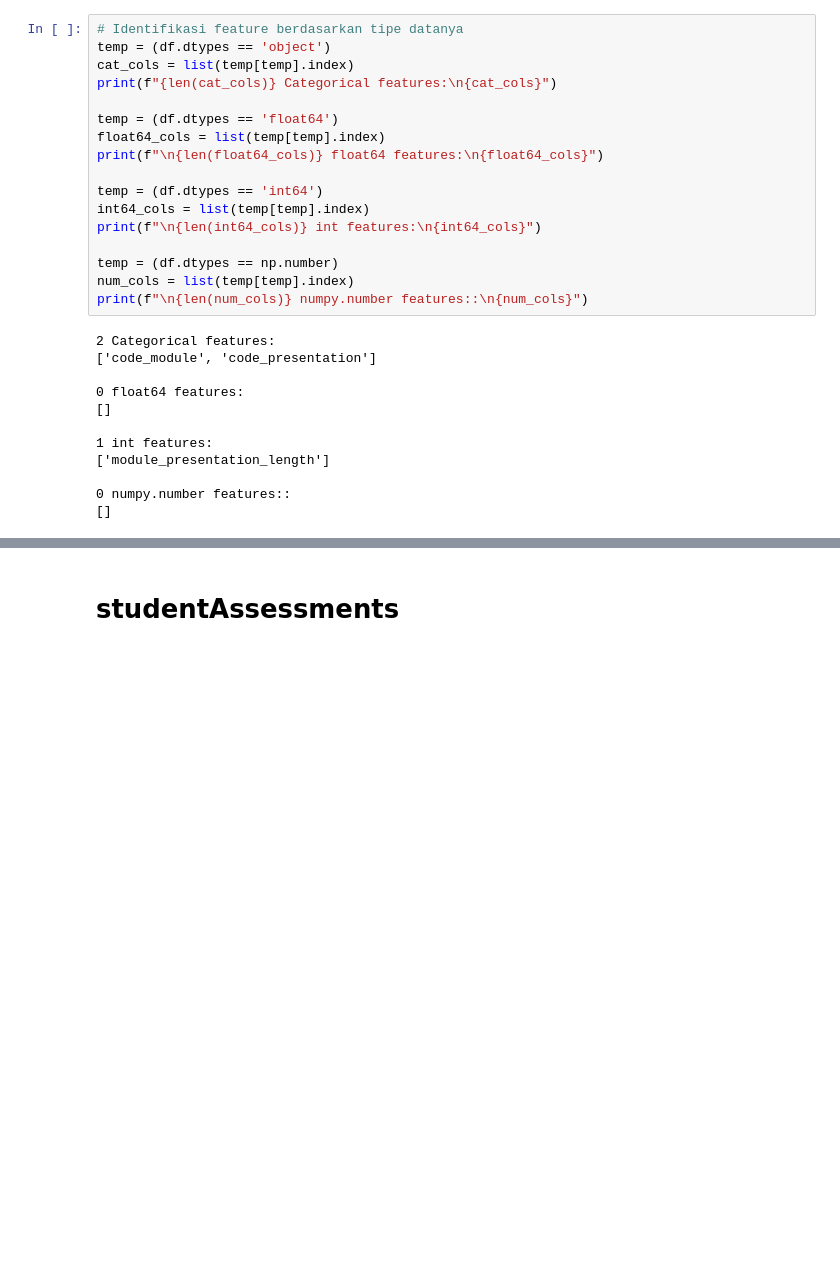
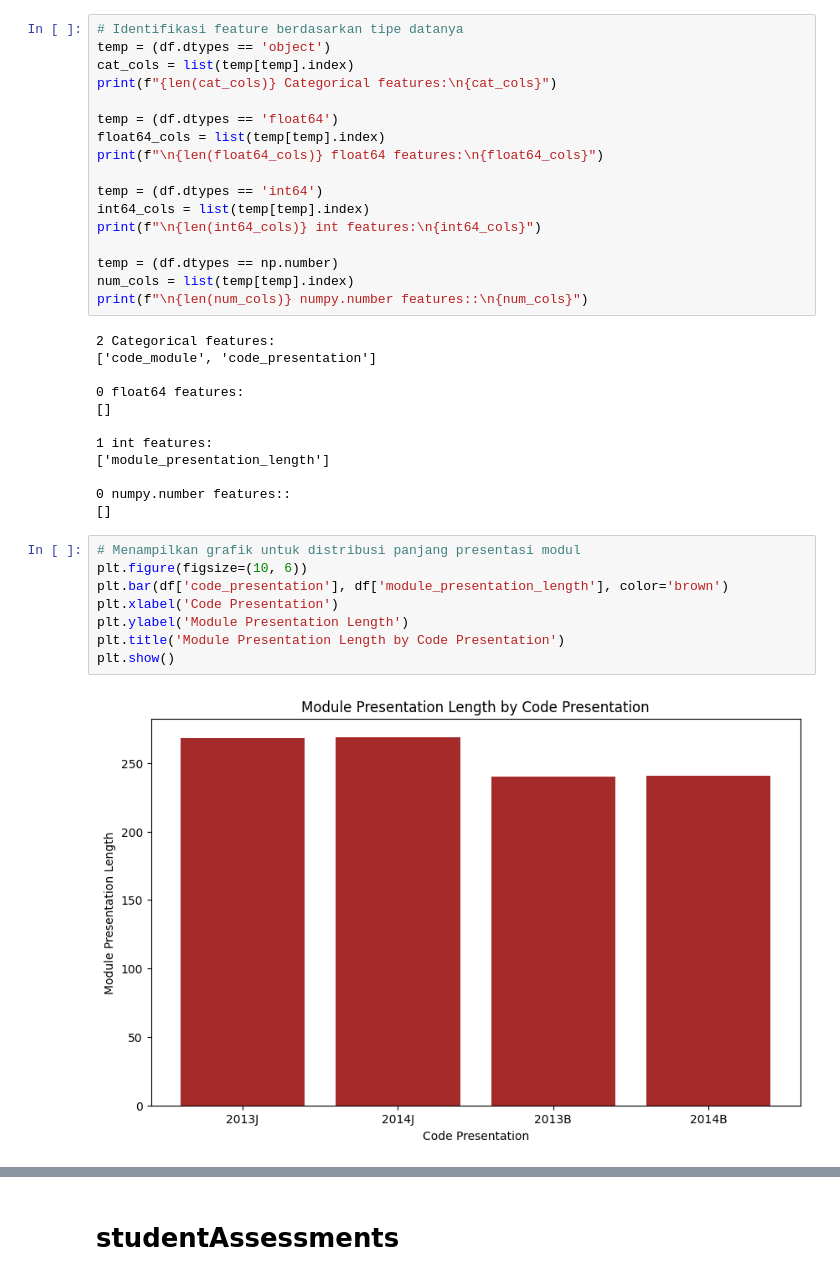
Before and after one commit to muchamadthaqifullah/Tugas1-AnalisisBigData-D, a Jupyter notebook: Tugas_Oulad_ABD_D.ipynb, the cells around one changed output, grey strips where cells are left out. Drawn from its saved outputs; the diff is of its cells as text; blank space fills up the shorter version.

```diff
--- a/Tugas_Oulad_ABD_D.ipynb
+++ b/Tugas_Oulad_ABD_D.ipynb
@@ -188,3 +208,13 @@ print(f"\n{len(num_cols)} numpy.number features::\n{num_cols}")
 
 0 numpy.number features::
 []
+# %%
+# Menampilkan grafik untuk distribusi panjang presentasi modul
+plt.figure(figsize=(10, 6))
+plt.bar(df['code_presentation'], df['module_presentation_length'], color='brown')
+plt.xlabel('Code Presentation')
+plt.ylabel('Module Presentation Length')
+plt.title('Module Presentation Length by Code Presentation')
+plt.show()
+# %% [output]
+[figure, added]
```
Also changed, not shown: parts of 15 cells of this notebook.
